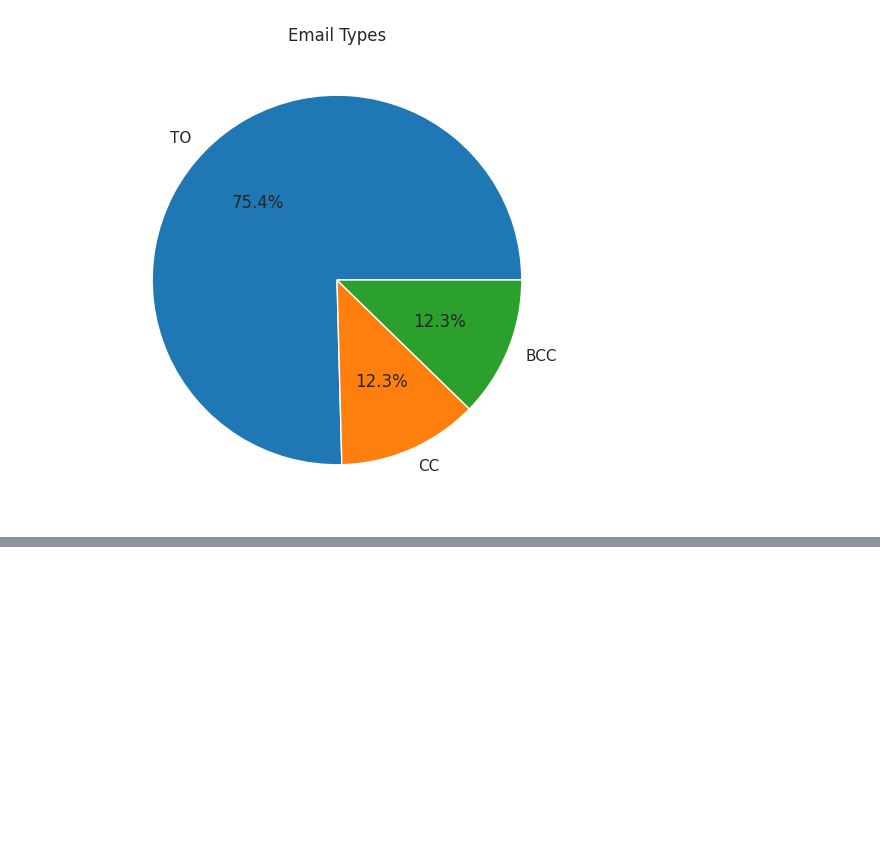
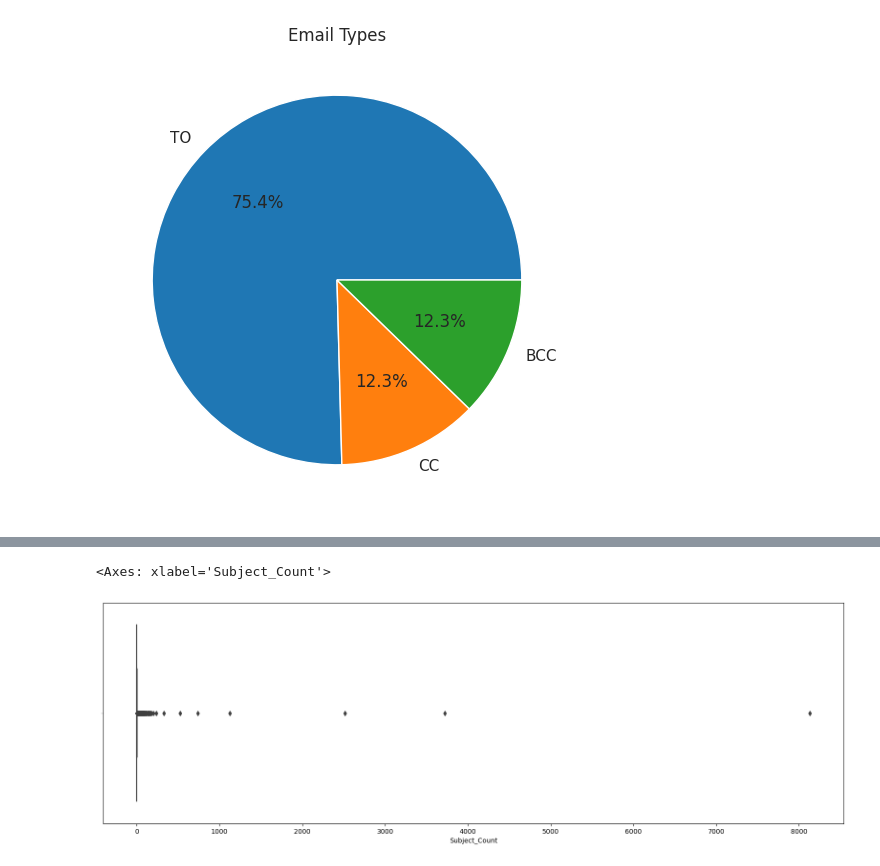
Before and after one commit to Ayush807/IBP_Assignment_2023, a Jupyter notebook: IBP_Assignment.ipynb, the cells around one changed output, grey strips where cells are left out. Cells and saved outputs as stored; diff of their text form; code cells hidden in the pictures; blank space fills up the shorter version.

```diff
--- a/IBP_Assignment.ipynb
+++ b/IBP_Assignment.ipynb
@@ -368,3 +367,14 @@ plt.title('Email Types')
 plt.show()
 # %% [output]
 [figure]
+# %%
+sql = """
+    SELECT subject AS Subject
+    FROM message
+    GROUP BY Subject
+    ORDER BY Subject
+"""
+
+subject = cur.fetchall()
+subject = pd.read_sql_query(sql, conn)
+subject
@@ -370,0 +395,10 @@ plt.show()
+# %%
+#Order the frequency of subjects
+subjectfreq = """
+    SELECT subject, COUNT(*) AS Subject_Count
+    FROM message
+    GROUP BY Subject
+    ORDER BY Subject_Count DESC
+"""
+subjectfreq = pd.read_sql_query(subjectfreq, conn)
+subjectfreq
@@ -370,0 +423,6 @@ plt.show()
+# %%
+plt.figure(figsize=(20, 6))
+sns.boxplot(x='Subject_Count', data=subjectfreq)
+# %% [output]
+<Axes: xlabel='Subject_Count'>
+[figure, added]
```
Also changed, not shown: parts of 6 cells of this notebook.
